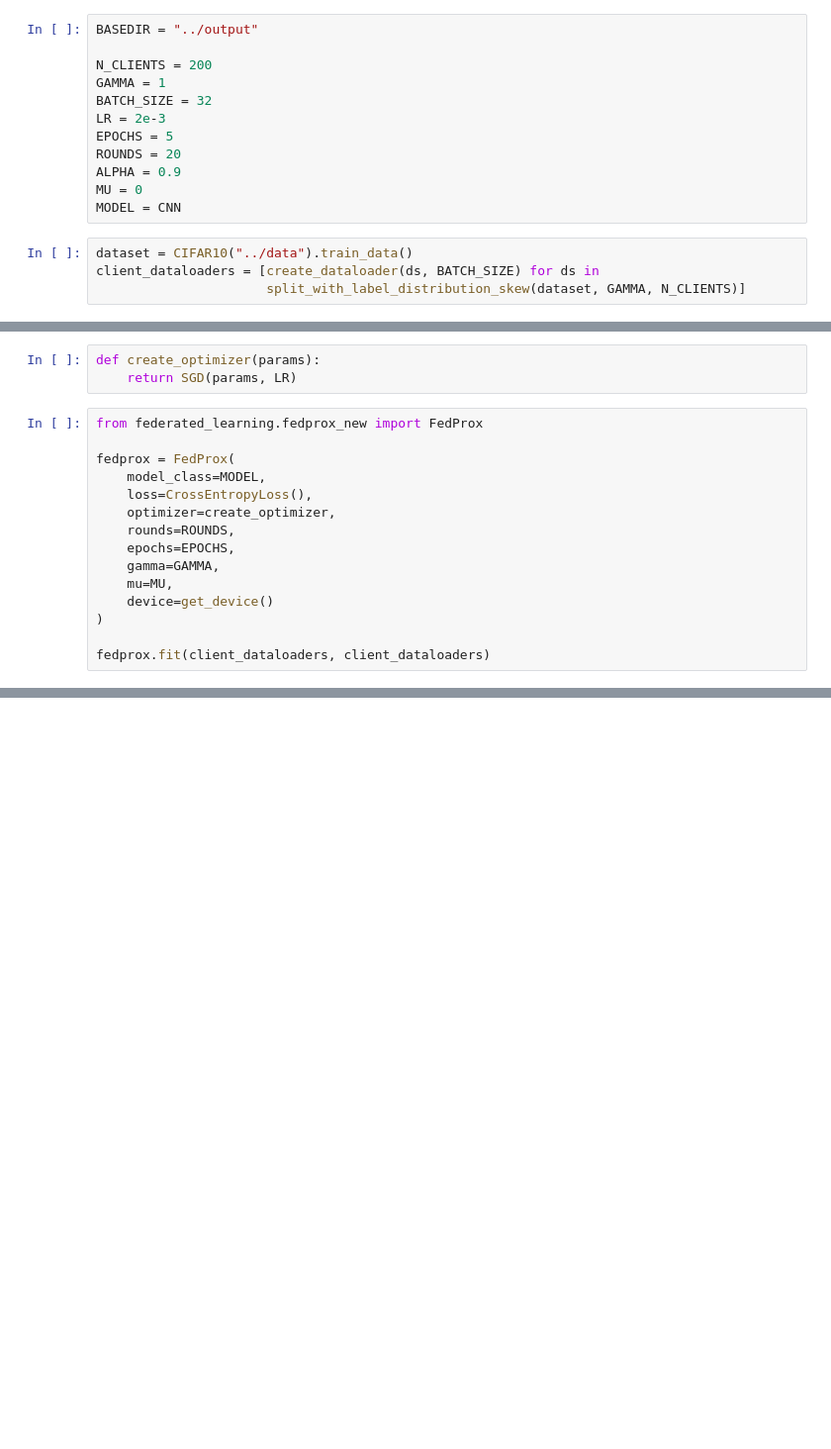
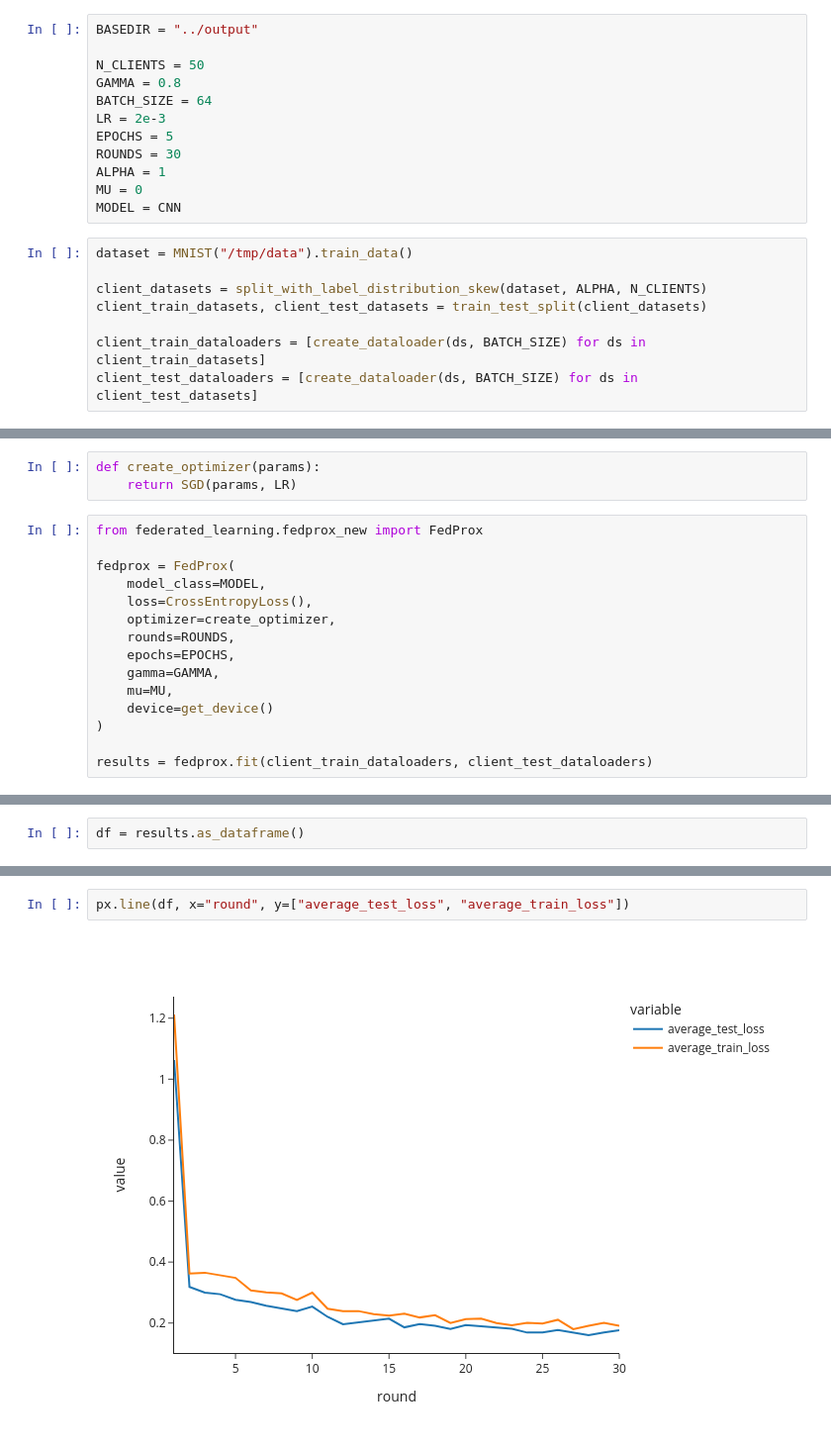
Before and after one commit to lmeinhold/client-benefit-contribution-cfl, a Jupyter notebook: notebooks/Test New Implementation.ipynb, the cells around one changed output, grey strips where cells are left out. Shown at 99% size. Cells and saved outputs as stored; diff of their text form; blank space fills up the shorter version.

Commit message:
Implement train/test split, output results

```diff
--- a/notebooks/Test New Implementation.ipynb
+++ b/notebooks/Test New Implementation.ipynb
@@ -24,16 +27,20 @@ from torch.optim import SGD
 # %%
 BASEDIR = "../output"
 
-N_CLIENTS = 200
-GAMMA = 1
-BATCH_SIZE = 32
+N_CLIENTS = 50
+GAMMA = 0.8
+BATCH_SIZE = 64
 LR = 2e-3
 EPOCHS = 5
-ROUNDS = 20
-ALPHA = 0.9
+ROUNDS = 30
+ALPHA = 1
 MU = 0
 MODEL = CNN
 # %%
-dataset = CIFAR10("../data").train_data()
-client_dataloaders = [create_dataloader(ds, BATCH_SIZE) for ds in
-                      split_with_label_distribution_skew(dataset, GAMMA, N_CLIENTS)]
+dataset = MNIST("/tmp/data").train_data()
+
+client_datasets = split_with_label_distribution_skew(dataset, ALPHA, N_CLIENTS)
+client_train_datasets, client_test_datasets = train_test_split(client_datasets)
+
+client_train_dataloaders = [create_dataloader(ds, BATCH_SIZE) for ds in client_train_datasets]
+client_test_dataloaders = [create_dataloader(ds, BATCH_SIZE) for ds in client_test_datasets]
@@ -56,6 +61,6 @@ fedprox = FedProx(
     device=get_device()
 )
 
-fedprox.fit(client_dataloaders, client_dataloaders)
+results = fedprox.fit(client_train_dataloaders, client_test_dataloaders)
 # %% [output]
 Using device 'cuda'
@@ -62,0 +78,2 @@ KeyboardInterrupt:
+# %%
+df = results.as_dataframe()
@@ -62,0 +101,4 @@ KeyboardInterrupt:
+# %%
+px.line(df, x="round", y=["average_test_loss", "average_train_loss"])
+# %% [output]
+[figure, added]
```
Also changed, not shown: parts of 5 cells of this notebook, 5 other files.
